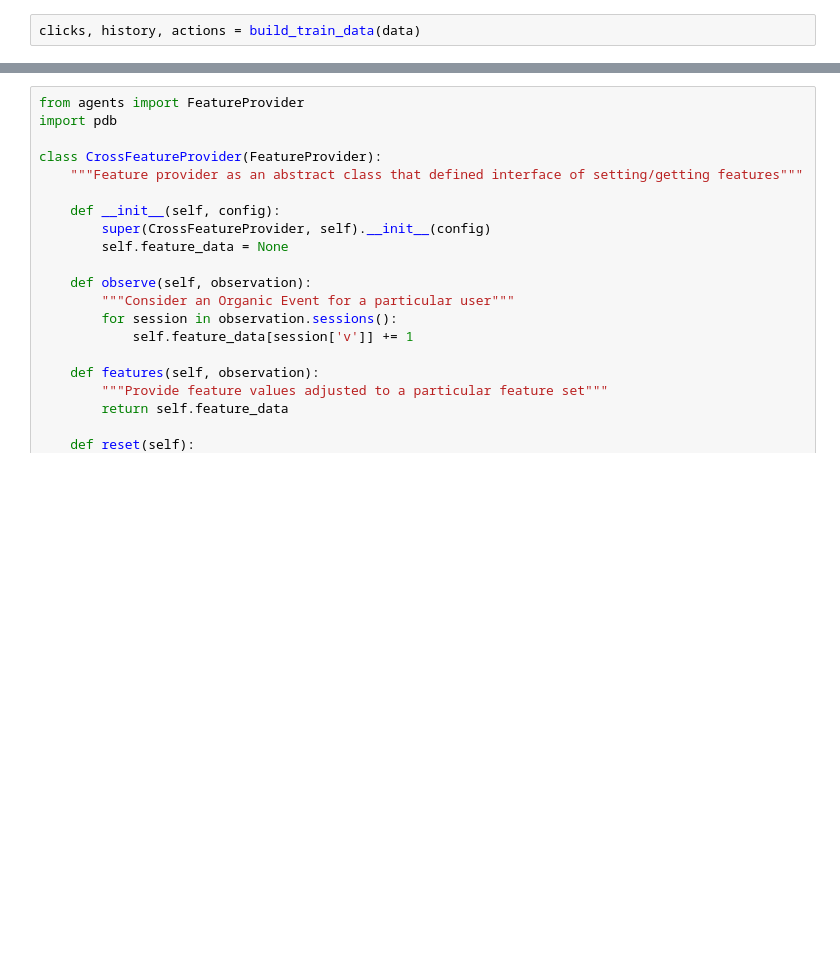
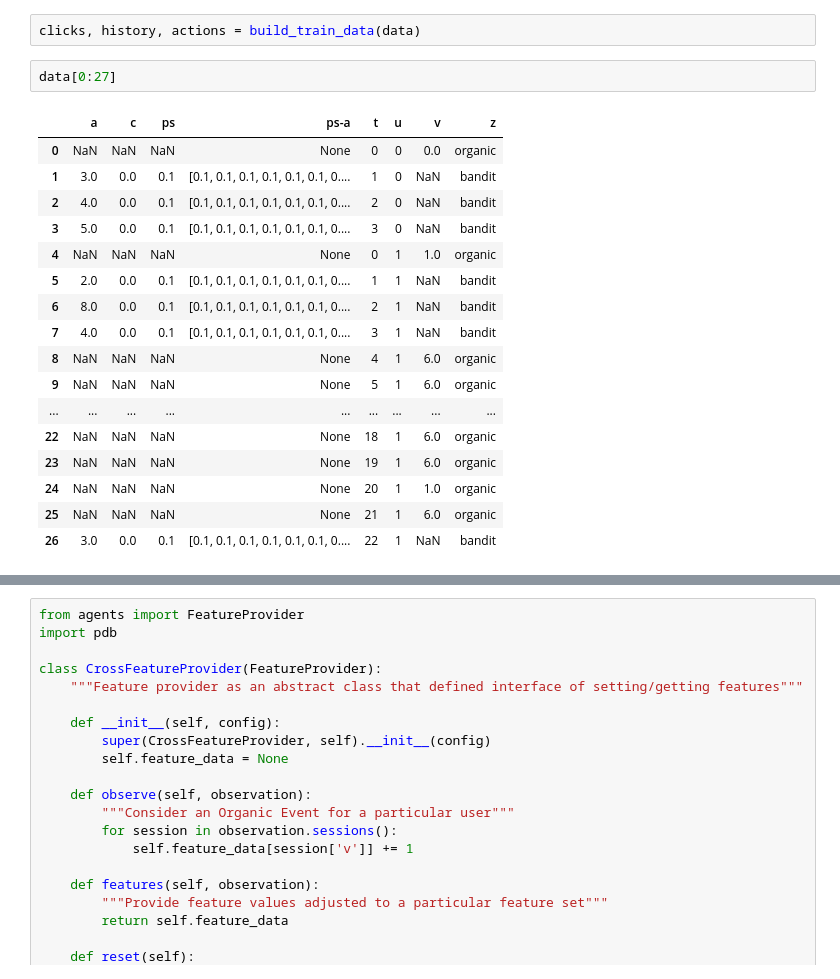
Before and after one commit to criteo-research/reco-gym, a Jupyter notebook: Bandit Feedback - Likelihood based feature engineering logistic regression.ipynb, the cells around one changed output, grey strips where cells are left out. Saved outputs shown, nothing was run; the diff lists cells and outputs as text; blank space fills up the shorter version.

```diff
--- a/Bandit Feedback - Likelihood based feature engineering logistic regression.ipynb
+++ b/Bandit Feedback - Likelihood based feature engineering logistic regression.ipynb
@@ -177,3 +179,23 @@ def build_train_data(data):
     return np.array(outs), history, actions
 # %%
 clicks, history, actions = build_train_data(data)
+# %%
+data[0:27]
+# %% [output]
+|  | a | c | ps | ps-a | t | u | v | z |
+| 0 | NaN | NaN | NaN | None | 0 | 0 | 0.0 | organic |
+| 1 | 3.0 | 0.0 | 0.1 | [0.1, 0.1, 0.1, 0.1, 0.1, 0.1, 0.... | 1 | 0 | NaN | bandit |
+| 2 | 4.0 | 0.0 | 0.1 | [0.1, 0.1, 0.1, 0.1, 0.1, 0.1, 0.... | 2 | 0 | NaN | bandit |
+| 3 | 5.0 | 0.0 | 0.1 | [0.1, 0.1, 0.1, 0.1, 0.1, 0.1, 0.... | 3 | 0 | NaN | bandit |
+| 4 | NaN | NaN | NaN | None | 0 | 1 | 1.0 | organic |
+| 5 | 2.0 | 0.0 | 0.1 | [0.1, 0.1, 0.1, 0.1, 0.1, 0.1, 0.... | 1 | 1 | NaN | bandit |
+| 6 | 8.0 | 0.0 | 0.1 | [0.1, 0.1, 0.1, 0.1, 0.1, 0.1, 0.... | 2 | 1 | NaN | bandit |
+| 7 | 4.0 | 0.0 | 0.1 | [0.1, 0.1, 0.1, 0.1, 0.1, 0.1, 0.... | 3 | 1 | NaN | bandit |
+| 8 | NaN | NaN | NaN | None | 4 | 1 | 6.0 | organic |
+| 9 | NaN | NaN | NaN | None | 5 | 1 | 6.0 | organic |
+| ... | ... | ... | ... | ... | ... | ... | ... | ... |
+| 22 | NaN | NaN | NaN | None | 18 | 1 | 6.0 | organic |
+| 23 | NaN | NaN | NaN | None | 19 | 1 | 6.0 | organic |
+| 24 | NaN | NaN | NaN | None | 20 | 1 | 1.0 | organic |
+| 25 | NaN | NaN | NaN | None | 21 | 1 | 6.0 | organic |
+| 26 | 3.0 | 0.0 | 0.1 | [0.1, 0.1, 0.1, 0.1, 0.1, 0.1, 0.... | 22 | 1 | NaN | bandit |
```
Also changed, not shown: parts of 6 cells of this notebook.
